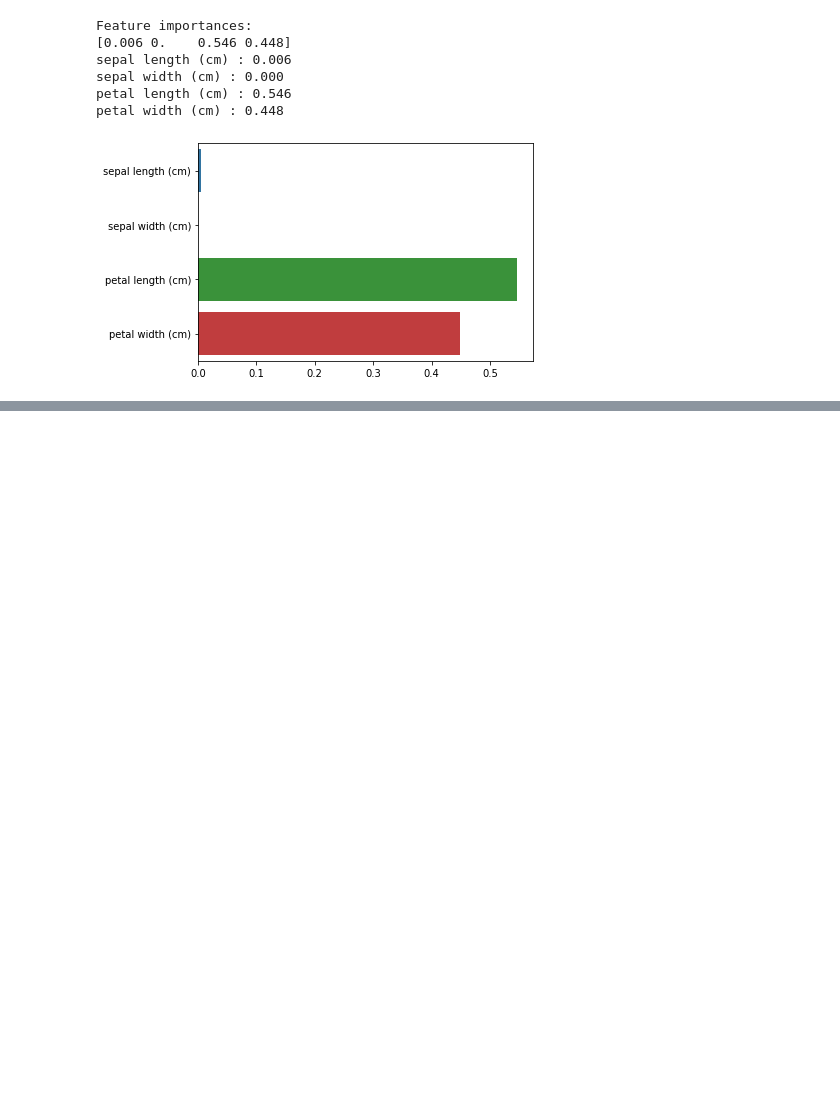
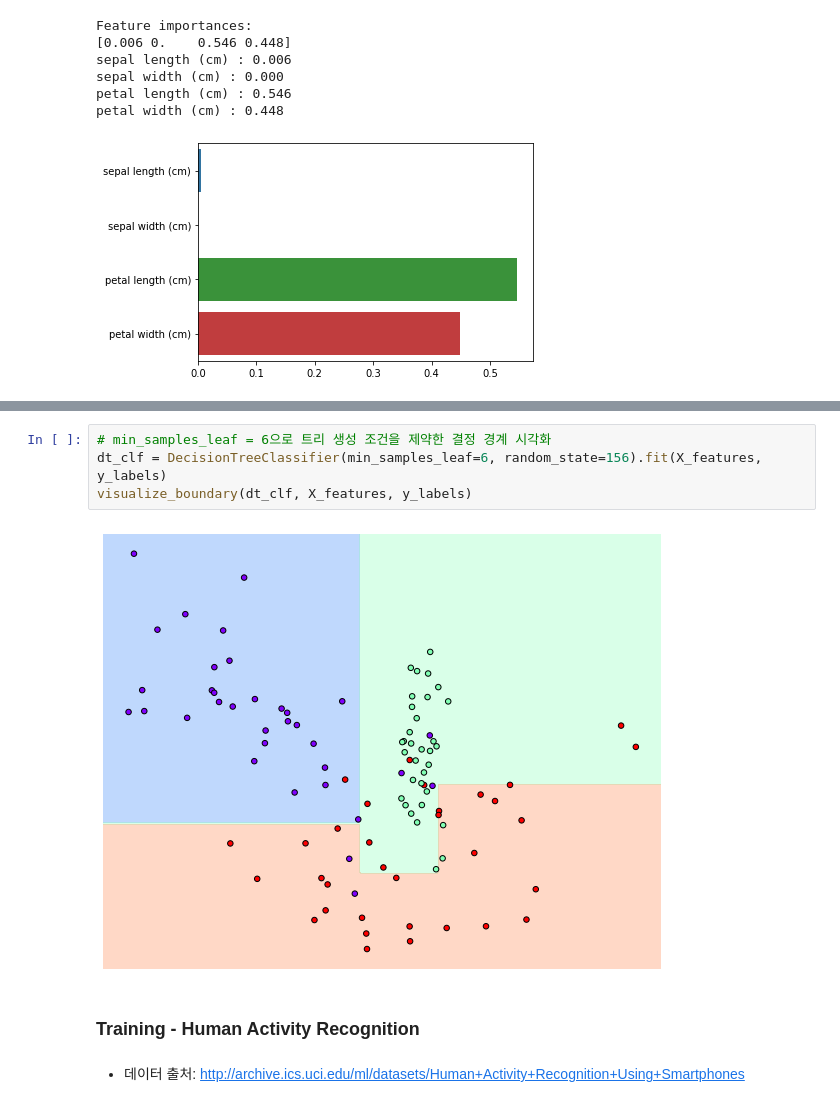
Before and after one commit to RJ-Stony/A-Complete-Guide-to-ML, a Jupyter notebook: 04)Classification.ipynb, the cells around one changed output, grey strips where cells are left out. Cells and saved outputs as stored; diff of their text form; blank space fills up the shorter version.

```diff
--- a/04)Classification.ipynb
+++ b/04)Classification.ipynb
@@ -165,0 +219,10 @@ petal width (cm) : 0.448
+# %%
+# min_samples_leaf = 6으로 트리 생성 조건을 제약한 결정 경계 시각화
+dt_clf = DecisionTreeClassifier(min_samples_leaf=6, random_state=156).fit(X_features, y_labels)
+visualize_boundary(dt_clf, X_features, y_labels)
+# %% [output]
+[figure, added]
+# %% [markdown]
+### Training - Human Activity Recognition
+# %% [markdown]
+- 데이터 출처: http://archive.ics.uci.edu/ml/datasets/Human+Activity+Recognition+Using+Smartphones
```
Also changed, not shown: parts of 8 cells of this notebook.
